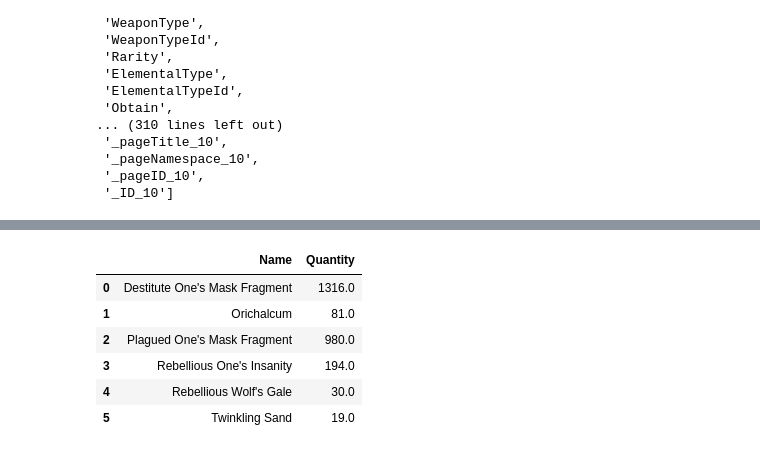
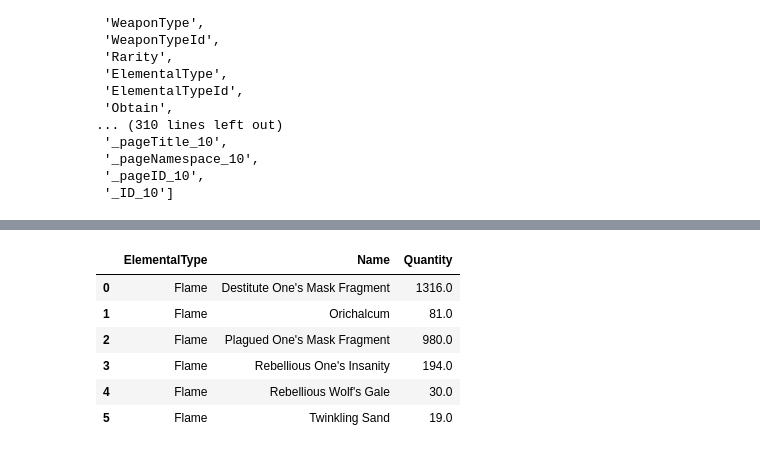
Before and after one commit to froggercat-just-for-fun/dl-weapon-calculator, a Jupyter notebook: explore.ipynb, the cells around one changed output, grey strips where cells are left out. Cells and saved outputs as stored; diff of their text form; code cells hidden in the pictures.

```diff
--- a/explore.ipynb
+++ b/explore.ipynb
@@ -233,21 +233,25 @@ agito_weapon_calc_df.head(16)
 # %%
 test = agito_weapon_calc_df.head(16)
 def get_materials(df):
-    materials = pd.DataFrame(columns = ["Name", "Quantity"])
+    materials = pd.DataFrame(columns = ["ElementalType", "Name", "Quantity"])
     materials_col = [i for i in agito_weapon_calc_df.columns if not i.isalpha()]
     names_col = [i for i in materials_col if "_" in i]
     paired_cols = [materials_col[i:i+2] for i in range(0,len(materials_col)-1, 2)]
-    materials = pd.concat([materials]+ [df[cols].rename(columns={cols[0]:"Name", cols[1]: "Quantity"}) for cols in paired_cols]).dropna()
-    return materials.groupby("Name").sum().reset_index()
+    materials = pd.concat([materials] +
+                          [df[["ElementalType"] + cols].rename(
+                              columns={cols[0]:"Name", cols[1]: "Quantity"})
+                           for cols in paired_cols]
+                         ).dropna()
+    return materials.groupby(["ElementalType","Name"]).sum().reset_index()
 get_materials(test)
 # %% [output]
-|  | Name | Quantity |
-| 0 | Destitute One's Mask Fragment | 1316.0 |
-| 1 | Orichalcum | 81.0 |
-| 2 | Plagued One's Mask Fragment | 980.0 |
-| 3 | Rebellious One's Insanity | 194.0 |
-| 4 | Rebellious Wolf's Gale | 30.0 |
-| 5 | Twinkling Sand | 19.0 |
+|  | ElementalType | Name | Quantity |
+| 0 | Flame | Destitute One's Mask Fragment | 1316.0 |
+| 1 | Flame | Orichalcum | 81.0 |
+| 2 | Flame | Plagued One's Mask Fragment | 980.0 |
+| 3 | Flame | Rebellious One's Insanity | 194.0 |
+| 4 | Flame | Rebellious Wolf's Gale | 30.0 |
+| 5 | Flame | Twinkling Sand | 19.0 |
 # %%
 elements = agito_weapon_calc_df.ElementalType.unique()
 types = agito_weapon_calc_df.WeaponType.unique()
```
Also changed, not shown: parts of 6 cells of this notebook, 2 other files.
